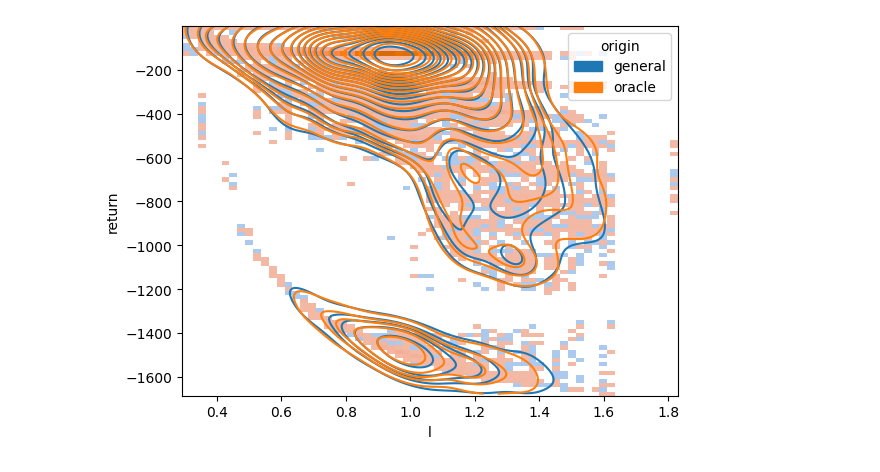
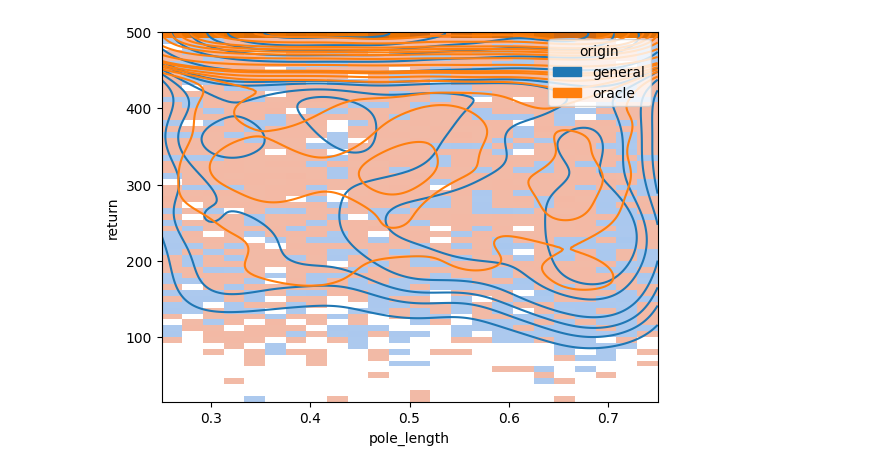
Before and after one commit to automl/CARL, a Jupyter notebook: experiments/evaluation/eval_optimality_gap.ipynb, the cells around one changed output. Saved outputs shown, nothing was run; the diff lists cells and outputs as text; code cells hidden in the pictures.

```diff
--- a/experiments/evaluation/eval_optimality_gap.ipynb
+++ b/experiments/evaluation/eval_optimality_gap.ipynb
@@ -23,0 +1,15 @@ Warning: Gym version v0.24.1 has a number of critical issues with `gym.make` suc
+# %%
+from pathlib import Path
+
+result_dir_general = "/home/benjamin/Dokumente/code/tmp/tntcomp/CARL/runs/optimality_gap/CARLCartPoleEnv/eval_general"
+result_dirs_oracle = [
+    "/home/benjamin/Dokumente/code/tmp/tntcomp/CARL/runs/optimality_gap/CARLCartPoleEnv/eval_oracle"
+]
+context_feature = "pole_length"
+
+
+figdir = Path(result_dir_general).parent / "figures"
+figdir.mkdir(exist_ok=True, parents=True)
+
+
+from experiments.evaluation.loading import *
@@ -24,5 +18,5 @@ Warning: Gym version v0.24.1 has a number of critical issues with `gym.make` suc
 # %%
-reload = True
+reload = False
 # from general agent: gather final performance on each context
 df_general = load(folder_eval=result_dir_general, rpc_fn="tmp/rpc_general.csv", reload_rpc=reload)
 df_general["origin"] = "general"
@@ -32,7 +26,12 @@ df_oracle = pd.concat([
     load(
         folder_eval=p,
         rpc_fn=f"tmp/rpc_oracle_{i}.csv",
-        reload_rpc=reload
+        reload_rpc=reload,
+        is_optgap_exp=True
     ) for i, p in enumerate(result_dirs_oracle)
     ]).reset_index(drop=True)
 df_oracle["origin"] = "oracle"
+
+n_reps = 10
+df = pd.concat([df_general, df_oracle]).reset_index(drop=True)
+df = df[df["rep"] < n_reps]
@@ -39,12 +51,6 @@ df_oracle["origin"] = "oracle"
 # %%
 import seaborn as sns
 import matplotlib.pyplot as plt
-
-n_reps = 10
-df = pd.concat([df_general, df_oracle]).reset_index(drop=True)
-df = df[df["rep"] < n_reps]
-
-context_feature = "l"
 
 fig = plt.figure(figsize=(8, 8))
 axes = fig.subplots(nrows=2, sharex=True)
@@ -58,0 +65,11 @@ plt.show()
+# %%
+# Context Values
+fig_fn = figdir / "context_values.pdf"
+sns.set(font_scale=1.25)
+sns.set_palette("colorblind")
+sns.set_style("whitegrid")
+
+ax = sns.histplot(data=df[df["origin"]=="general"], x=context_feature, bins=128, stat="count")
+
+fig = ax.get_figure()
+fig.savefig(fig_fn, bbox_inches="tight", dpi=300)
@@ -59,7 +78,7 @@ plt.show()
 # %%
 filtered_df = df.copy()
 # filtered_df = filtered_df[(filtered_df["seed"] != 7) & (filtered_df["seed"] != 8) & (filtered_df["seed"] != 2) & (filtered_df["seed"] != 4)]
-ax = sns.kdeplot(data=filtered_df, x=context_feature, y="return", hue="origin", levels=20, cut=0)
+ax = sns.kdeplot(data=filtered_df, x=context_feature, y="return", hue="origin", levels=15, cut=0)
 ax = sns.histplot(data=filtered_df, x=context_feature, y="return", hue="origin")
 # %% [output]
-[figure, old version]
+[figure, new version]
```
Also changed, not shown: parts of 9 cells of this notebook, 3 other files.
